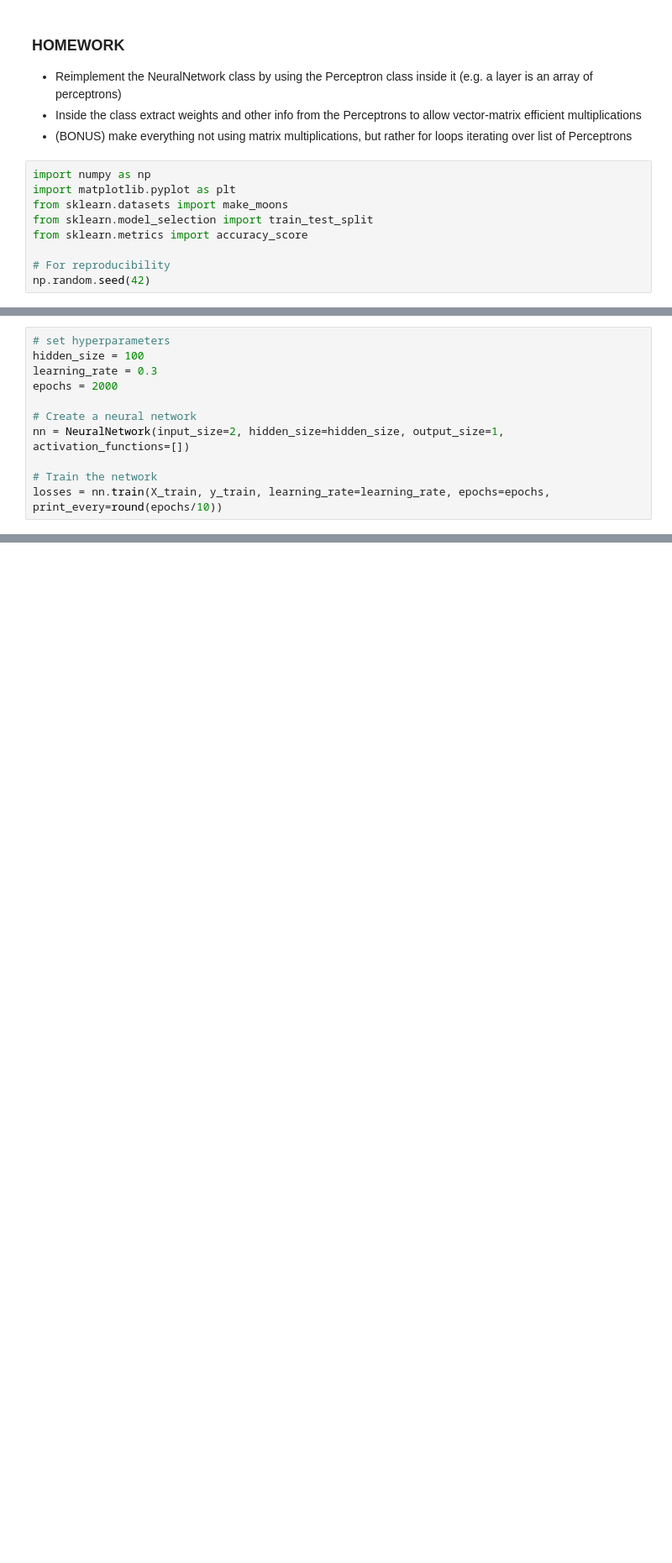
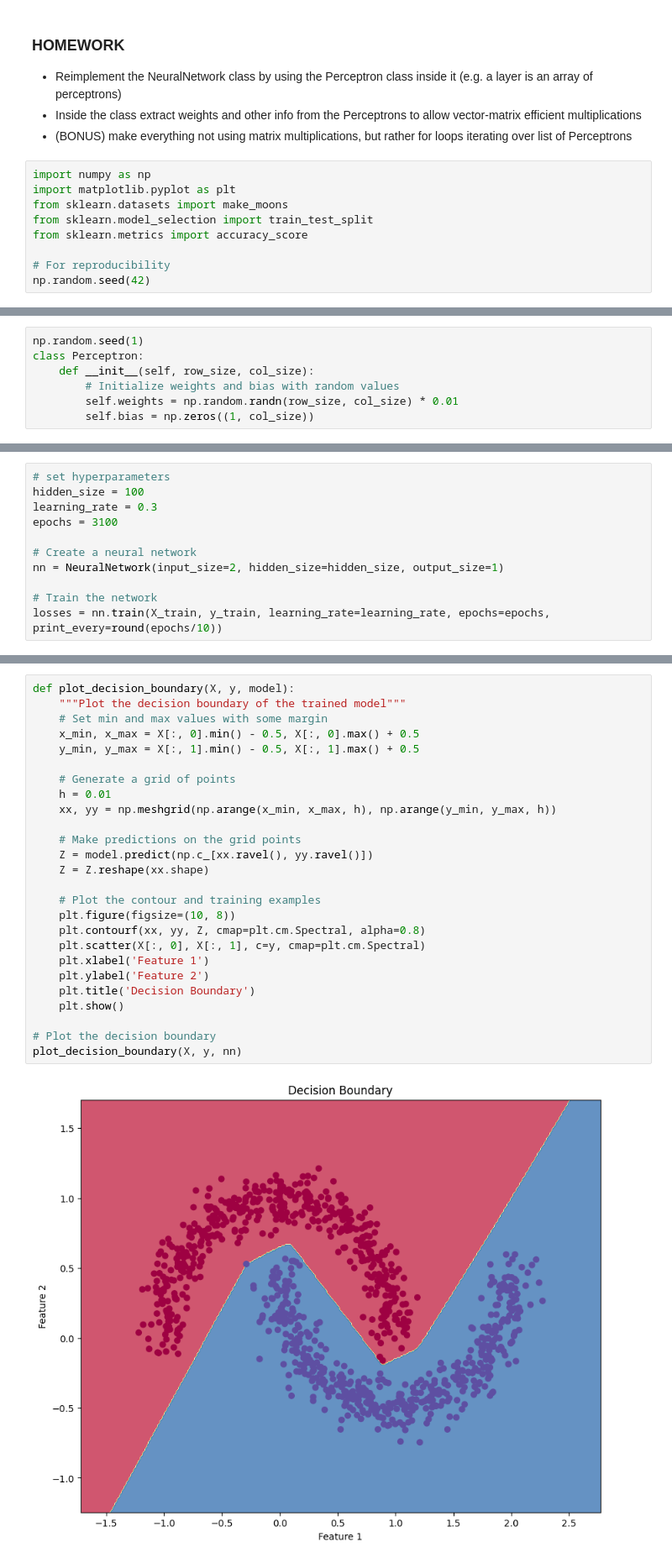
Before and after one commit to GiorgiaVitanza/DataScience, a Jupyter notebook: NeuralNetwork.ipynb, the cells around one changed output, grey strips where cells are left out. Shown at 84% size. Cells and saved outputs as stored; diff of their text form; blank space fills up the shorter version.

```diff
--- a/NeuralNetwork.ipynb
+++ b/NeuralNetwork.ipynb
@@ -36,2 +18,9 @@ class Perceptron:
+# %%
+np.random.seed(1)
+class Perceptron:
+    def __init__(self, row_size, col_size):
+        # Initialize weights and bias with random values
+        self.weights = np.random.randn(row_size, col_size) * 0.01
+        self.bias = np.zeros((1, col_size))
 # %%
 class NeuralNetwork:
@@ -155,10 +143,10 @@ plt.show()
 # set hyperparameters
 hidden_size = 100
 learning_rate = 0.3
-epochs = 2000
+epochs = 3100
 
 # Create a neural network
-nn = NeuralNetwork(input_size=2, hidden_size=hidden_size, output_size=1, activation_functions=[])
+nn = NeuralNetwork(input_size=2, hidden_size=hidden_size, output_size=1)
 
 # Train the network
 losses = nn.train(X_train, y_train, learning_rate=learning_rate, epochs=epochs, print_every=round(epochs/10))
@@ -166,0 +173,28 @@ TypeError: NeuralNetwork.__init__() missing 1 required positional argument: 'act
+# %%
+def plot_decision_boundary(X, y, model):
+    """Plot the decision boundary of the trained model"""
+    # Set min and max values with some margin
+    x_min, x_max = X[:, 0].min() - 0.5, X[:, 0].max() + 0.5
+    y_min, y_max = X[:, 1].min() - 0.5, X[:, 1].max() + 0.5
+
+    # Generate a grid of points
+    h = 0.01
+    xx, yy = np.meshgrid(np.arange(x_min, x_max, h), np.arange(y_min, y_max, h))
+
+    # Make predictions on the grid points
+    Z = model.predict(np.c_[xx.ravel(), yy.ravel()])
+    Z = Z.reshape(xx.shape)
+
+    # Plot the contour and training examples
+    plt.figure(figsize=(10, 8))
+    plt.contourf(xx, yy, Z, cmap=plt.cm.Spectral, alpha=0.8)
+    plt.scatter(X[:, 0], X[:, 1], c=y, cmap=plt.cm.Spectral)
+    plt.xlabel('Feature 1')
+    plt.ylabel('Feature 2')
+    plt.title('Decision Boundary')
+    plt.show()
+
+# Plot the decision boundary
+plot_decision_boundary(X, y, nn)
+# %% [output]
+[figure, added]
```
Also changed, not shown: parts of 5 cells of this notebook.
